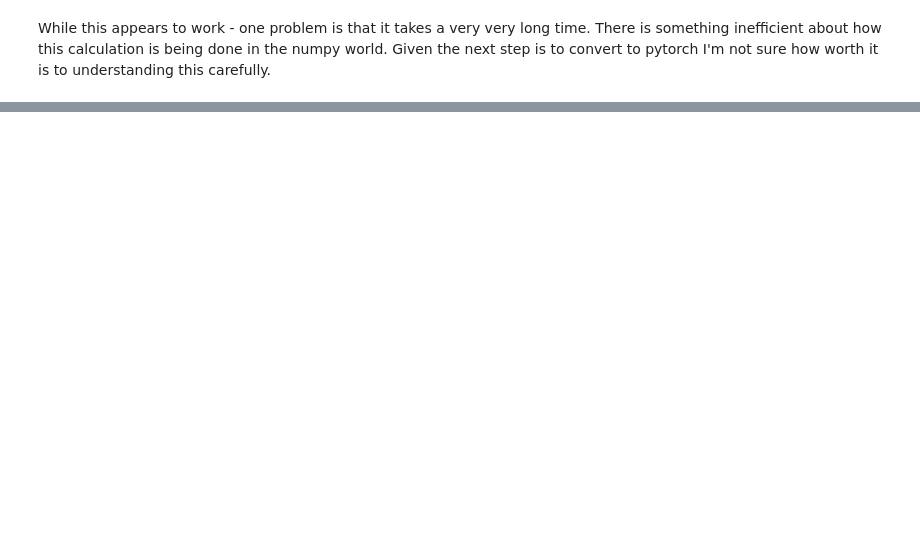
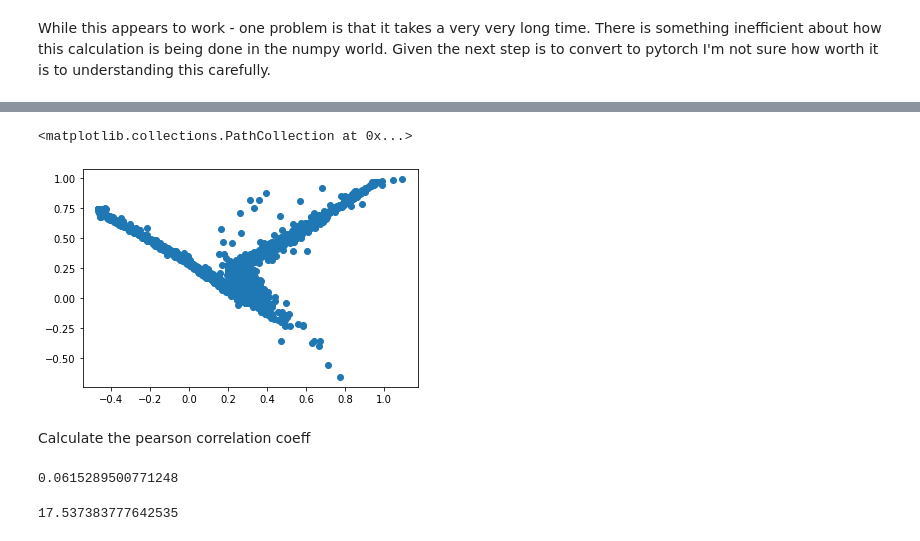
Before and after one commit to gordonwatts/ABCDStatTests, a Jupyter notebook: notebooks/09 - Distance Decorrelation.ipynb, the cells around one changed output, grey strips where cells are left out. Drawn from its saved outputs; the diff is of its cells as text; code cells hidden in the pictures; blank space fills up the shorter version.

Commit message:
Adding better correlation calculation

```diff
--- a/notebooks/09 - Distance Decorrelation.ipynb
+++ b/notebooks/09 - Distance Decorrelation.ipynb
@@ -356,0 +416,22 @@ While this appears to work - one problem is that it takes a very very long time.
+# %%
+plt.scatter(d_05[:,0], d_05[:,1])
+# %% [output]
+<matplotlib.collections.PathCollection at 0x...>
+[figure, added]
+# %% [markdown]
+Calculate the pearson correlation coeff
+# %%
+def calc_r(prediction):
+    mean = np.mean(prediction, axis=0)
+    std_dev = np.std(prediction, axis=0)
+    parts = (prediction - mean)
+    sum = np.sum(parts[:,0]*parts[:,1])
+    return sum / std_dev[0] / std_dev[1] / (prediction.shape[0]-1)
+
+calc_r(d_05)
+# %% [output]
+0.0615289500771248
+# %%
+dis_co2(d_05[:,0], d_05[:,1])
+# %% [output]
+17.537383777642535
```
Also changed, not shown: parts of 33 cells of this notebook, 1 other file.
